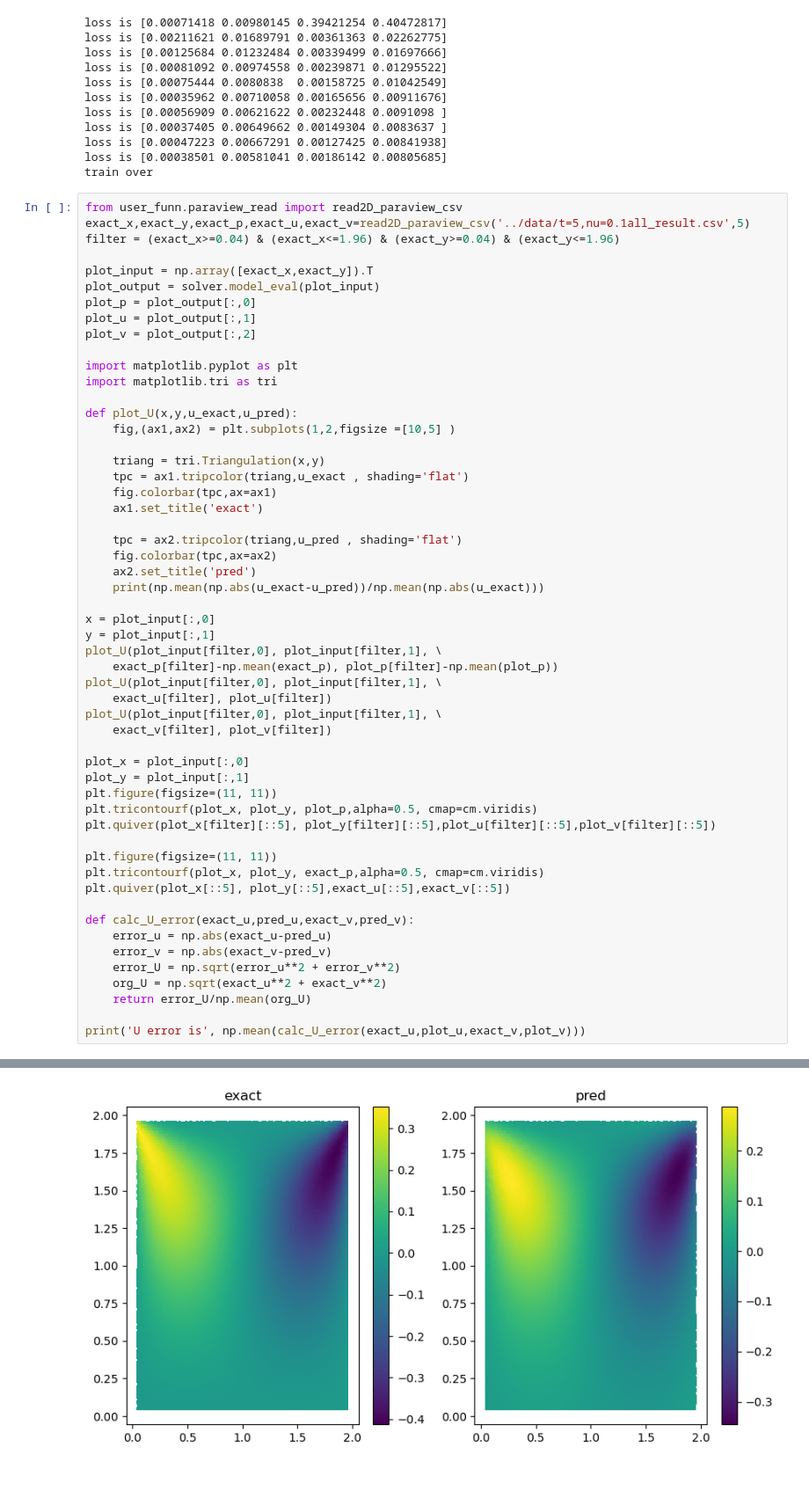
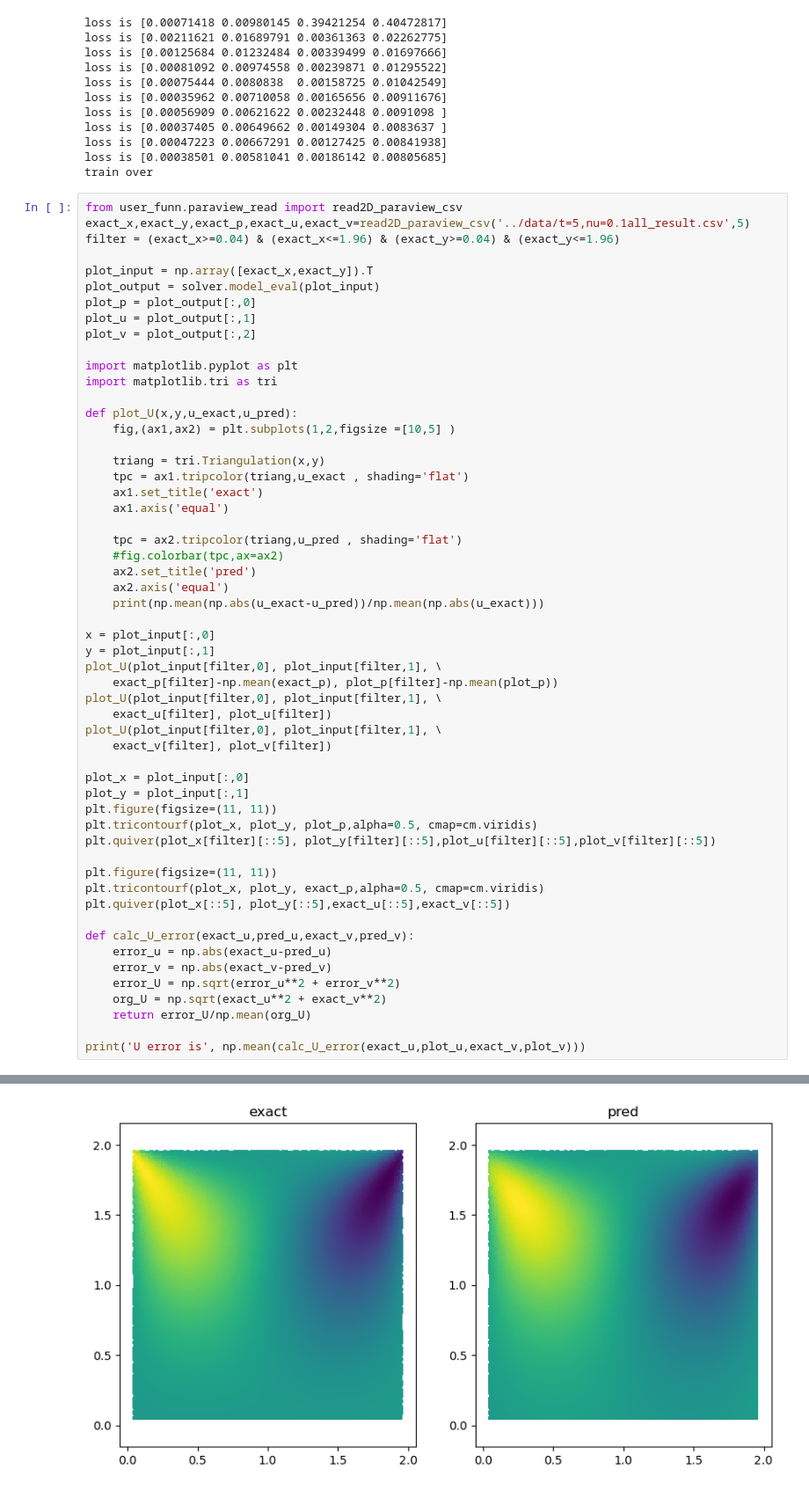
Before and after one commit to nadcy/Pinns-dtf, a Jupyter notebook: cavity/cavity_ad.ipynb, the cells around one changed output, grey strips where cells are left out. Shown at 88% size. Drawn from its saved outputs; the diff is of its cells as text.

```diff
--- a/cavity/cavity_ad.ipynb
+++ b/cavity/cavity_ad.ipynb
@@ -151,12 +151,13 @@ def plot_U(x,y,u_exact,u_pred):
 
     triang = tri.Triangulation(x,y)
     tpc = ax1.tripcolor(triang,u_exact , shading='flat')
-    fig.colorbar(tpc,ax=ax1)
     ax1.set_title('exact')
+    ax1.axis('equal')
 
     tpc = ax2.tripcolor(triang,u_pred , shading='flat')
-    fig.colorbar(tpc,ax=ax2)
+    #fig.colorbar(tpc,ax=ax2)
     ax2.set_title('pred')
+    ax2.axis('equal')
     print(np.mean(np.abs(u_exact-u_pred))/np.mean(np.abs(u_exact)))
 
 x = plot_input[:,0]
@@ -196,3 +197,3 @@ U error is 0.1238151714900998
-[figure, old version]
+[figure, new version]
 [figure]
 [figure]
```
Also changed, not shown: parts of 1 cell of this notebook, 48 other files.
